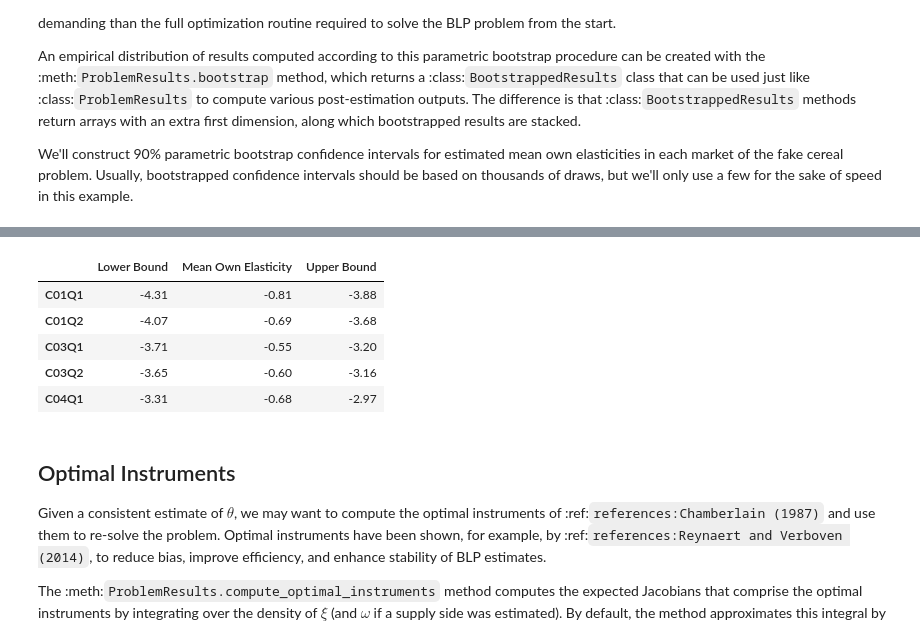
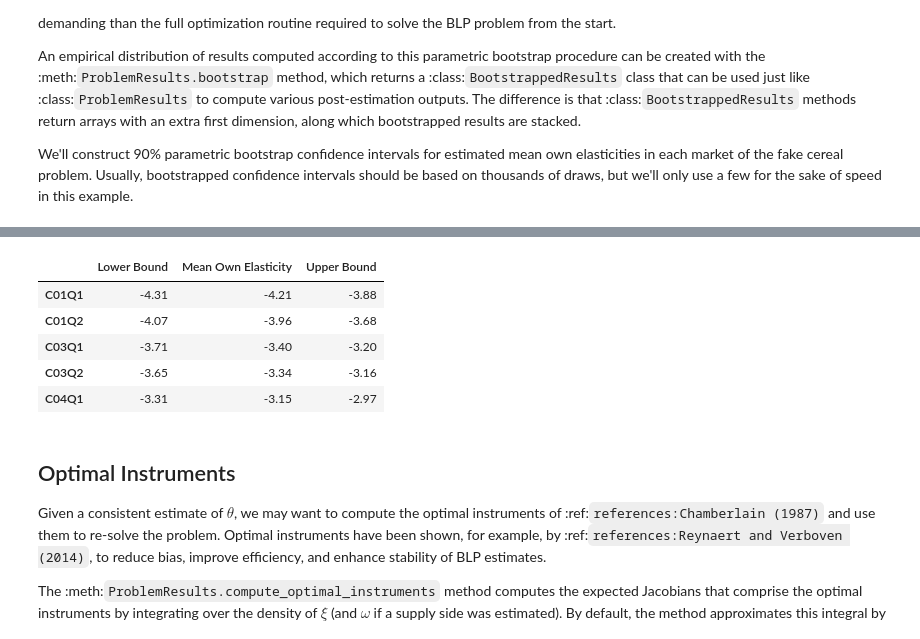
Before and after one commit to jeffgortmaker/pyblp, a Jupyter notebook: docs/notebooks/tutorial/post_estimation.ipynb, the cells around one changed output, grey strips where cells are left out. Cells and saved outputs as stored; diff of their text form; code cells hidden in the pictures.

```diff
--- a/docs/notebooks/tutorial/post_estimation.ipynb
+++ b/docs/notebooks/tutorial/post_estimation.ipynb
@@ -251,24 +251,24 @@ Computation  Bootstrap
 # %%
 bounds = np.percentile(
     bootstrapped_results.extract_diagonal_means(
         bootstrapped_results.compute_elasticities()
     ),
     q=[10, 90],
     axis=0
 )
 table = pd.DataFrame(index=problem.unique_market_ids, data={
     'Lower Bound': bounds[0].flatten(),
-    'Mean Own Elasticity': aggregates.flatten(),
+    'Mean Own Elasticity': means.flatten(),
     'Upper Bound': bounds[1].flatten()
 })
 table.round(2).head()
 # %% [output]
 |  | Lower Bound | Mean Own Elasticity | Upper Bound |
-| C01Q1 | -4.31 | -0.81 | -3.88 |
-| C01Q2 | -4.07 | -0.69 | -3.68 |
-| C03Q1 | -3.71 | -0.55 | -3.20 |
-| C03Q2 | -3.65 | -0.60 | -3.16 |
-| C04Q1 | -3.31 | -0.68 | -2.97 |
+| C01Q1 | -4.31 | -4.21 | -3.88 |
+| C01Q2 | -4.07 | -3.96 | -3.68 |
+| C03Q1 | -3.71 | -3.40 | -3.20 |
+| C03Q2 | -3.65 | -3.34 | -3.16 |
+| C04Q1 | -3.31 | -3.15 | -2.97 |
 # %% [markdown]
 ## Optimal Instruments
 
```
Also changed, not shown: parts of 2 cells of this notebook.
